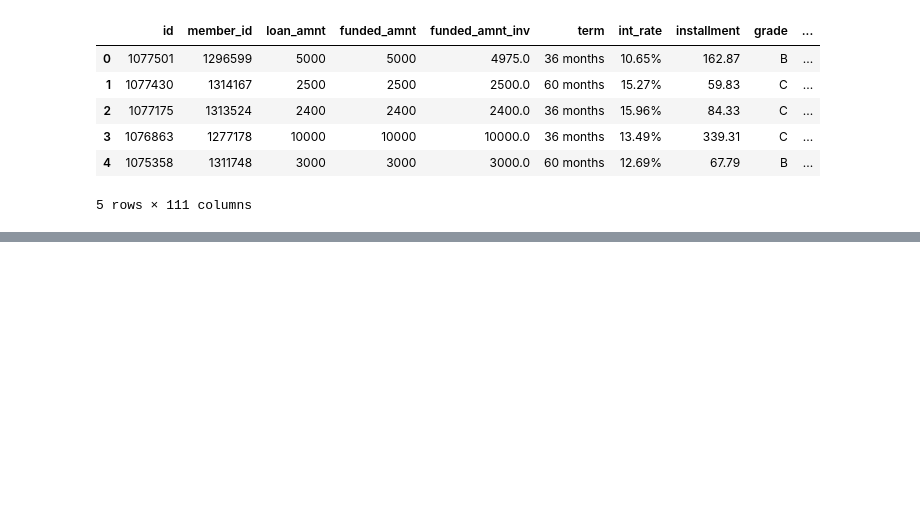
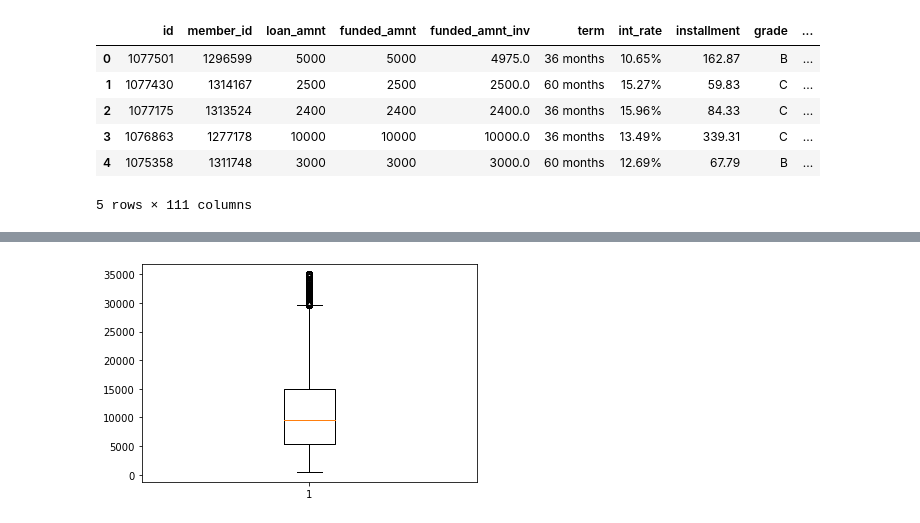
Before and after one commit to 98abhilash/LendingClub, a Jupyter notebook: LendingClubEDA.ipynb, the cells around one changed output, grey strips where cells are left out. Saved outputs shown, nothing was run; the diff lists cells and outputs as text; code cells hidden in the pictures; blank space fills up the shorter version.

```diff
--- a/LendingClubEDA.ipynb
+++ b/LendingClubEDA.ipynb
@@ -123,0 +323,5 @@ df.describe()
+# %%
+plt.boxplot(df['loan_amnt'])
+plt.show()
+# %% [output]
+[figure, added]
```
Also changed, not shown: parts of 26 cells of this notebook.
